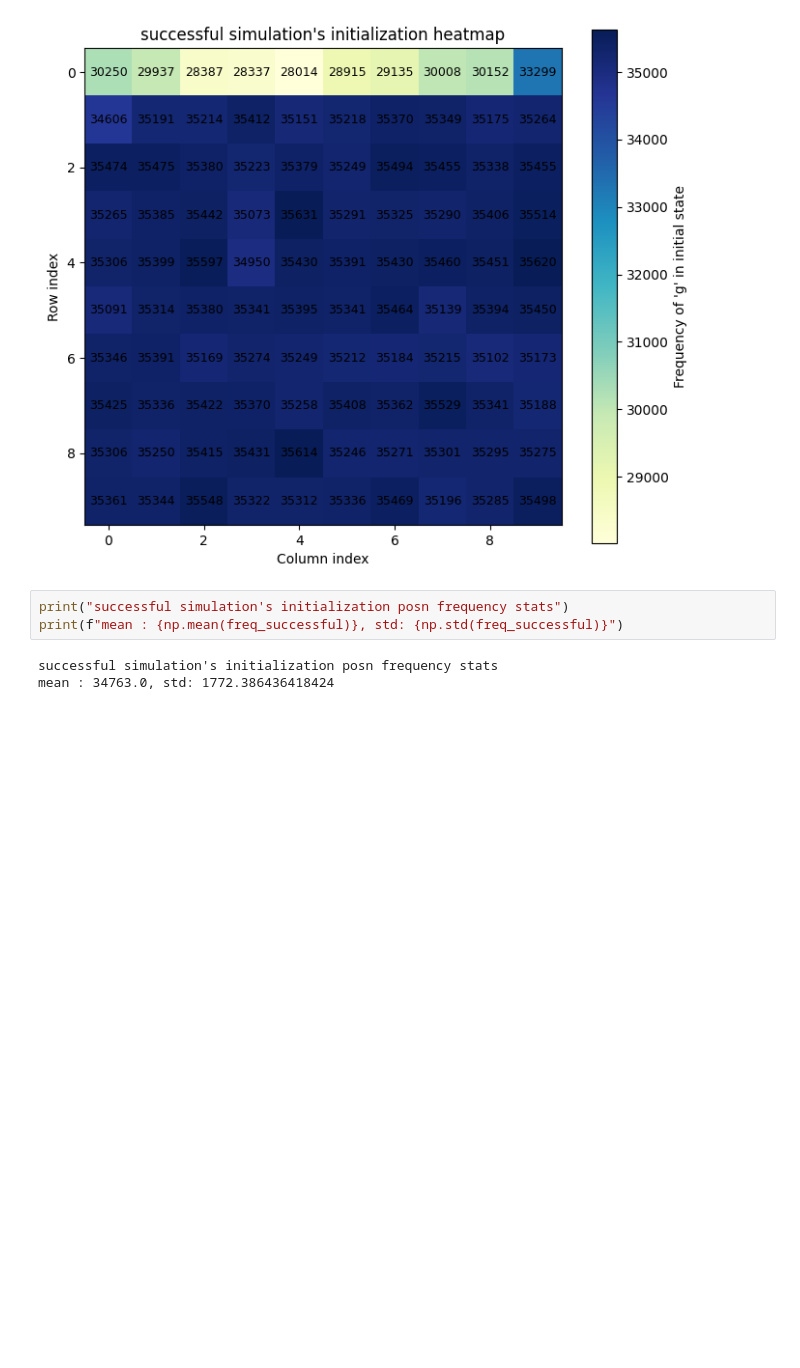
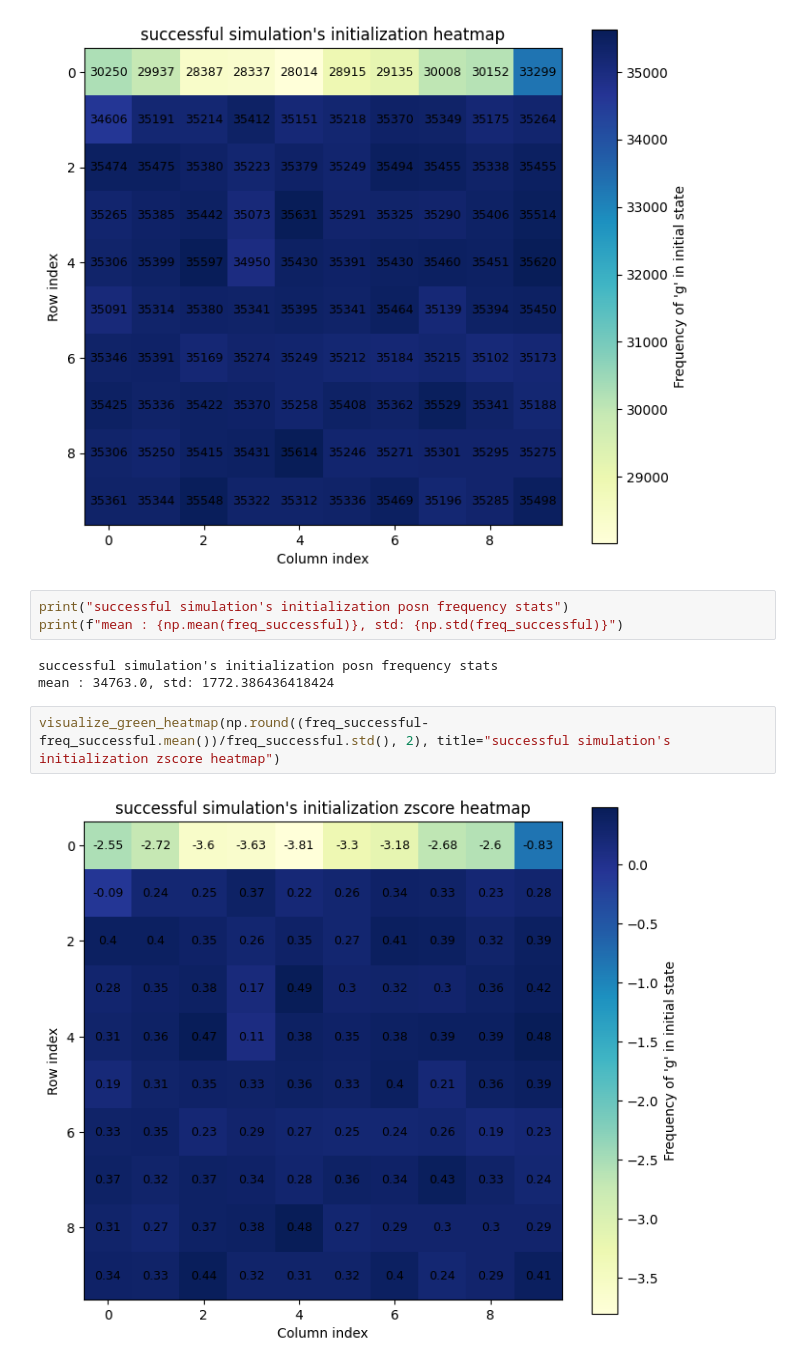
Before and after one commit to Frozha/maxis-mobile, a Jupyter notebook: python/log_reader.ipynb, the cells around one changed output. Cells and saved outputs as stored; diff of their text form; blank space fills up the shorter version.

```diff
--- a/python/log_reader.ipynb
+++ b/python/log_reader.ipynb
@@ -514,3 +522,7 @@ print(f"mean : {np.mean(freq_successful)}, std: {np.std(freq_successful)}")
 # %% [output]
 successful simulation's initialization posn frequency stats
 mean : 34763.0, std: 1772.386436418424
+# %%
+visualize_green_heatmap(np.round((freq_successful-freq_successful.mean())/freq_successful.std(), 2), title="successful simulation's initialization zscore heatmap")
+# %% [output]
+[figure, added]
```
Also changed, not shown: parts of 3 cells of this notebook.
